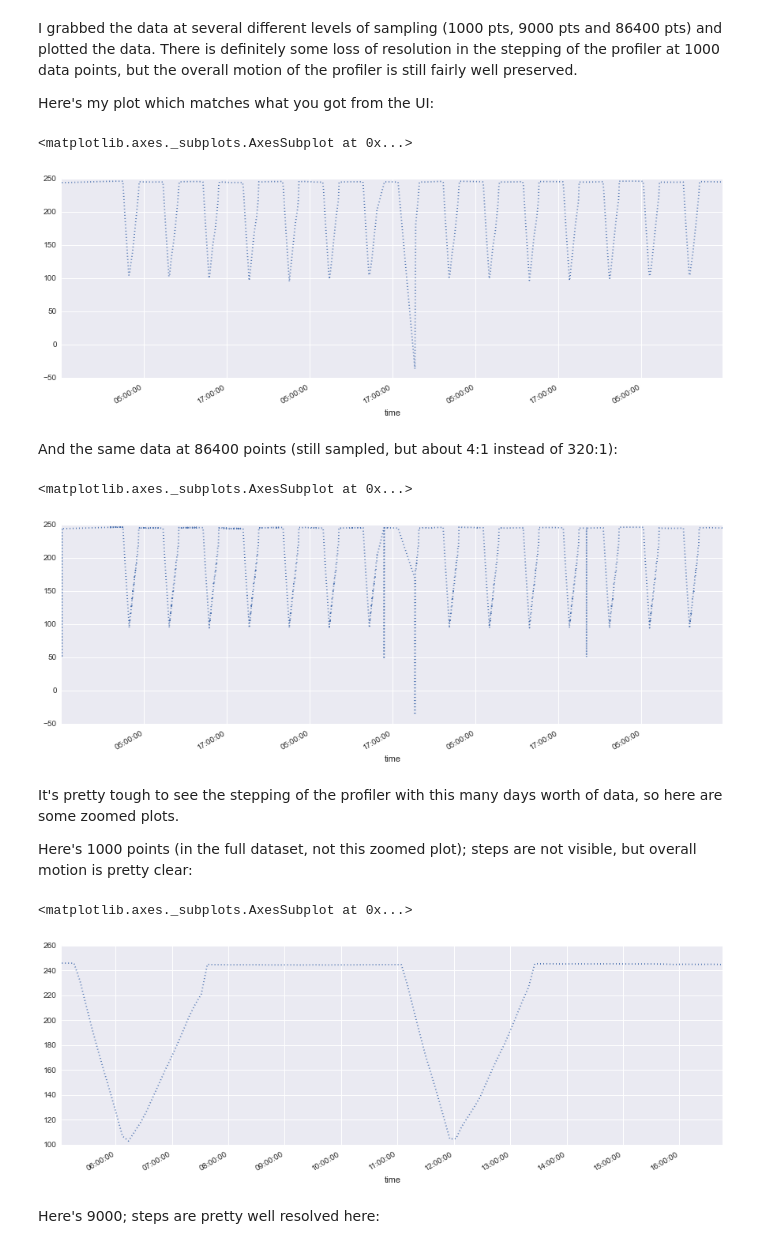
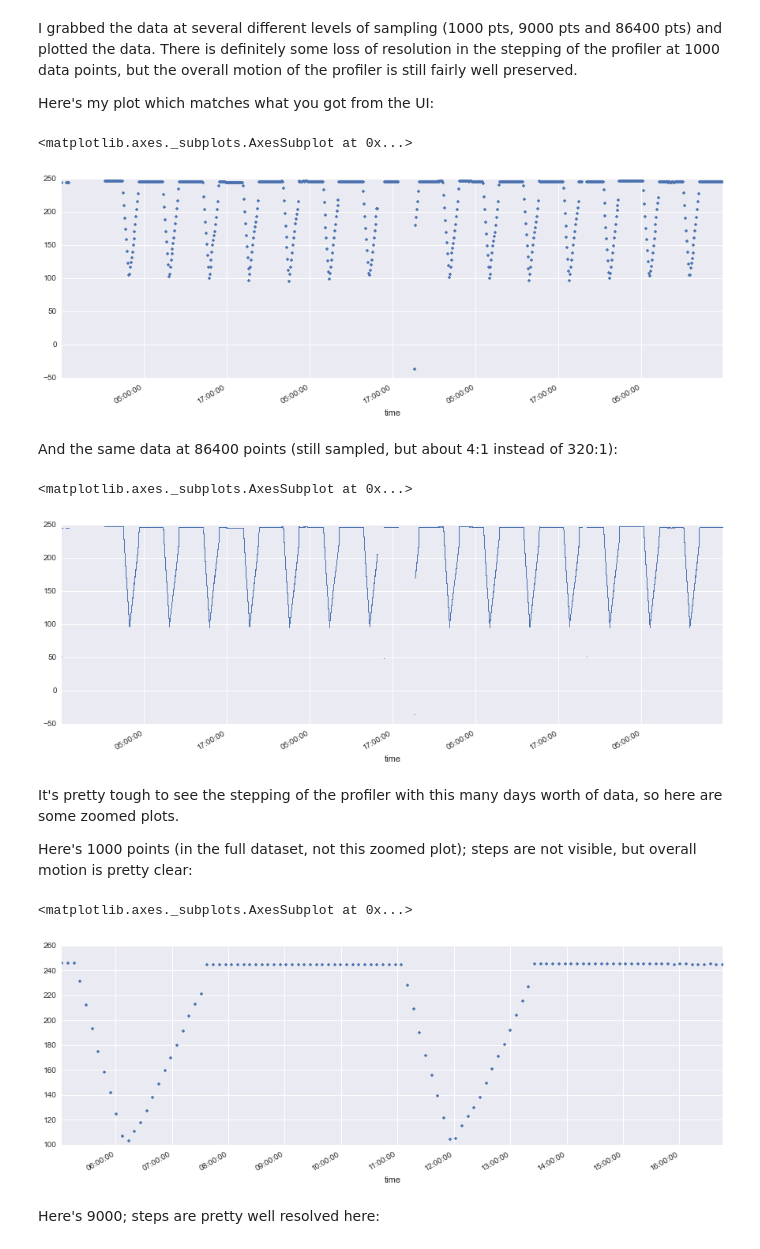
Before and after one commit to petercable/shared_notebooks, a Jupyter notebook: CTD profiler.ipynb, the cells around one changed output. Cells and saved outputs as stored; diff of their text form; code cells hidden in the pictures.

```diff
--- a/CTD profiler.ipynb
+++ b/CTD profiler.ipynb
@@ -28,26 +29,26 @@ I grabbed the data at several different levels of sampling (1000 pts, 9000 pts a
 
 Here's my plot which matches what you got from the UI:
 # %%
-df1000.seawater_pressure.plot(figsize=(15,5), style=':')
+df1000.seawater_pressure.plot(figsize=(15,5), style='.')
 # %% [output]
 <matplotlib.axes._subplots.AxesSubplot at 0x...>
-[figure, old version]
+[figure, new version]
 # %% [markdown]
 And the same data at 86400 points (still sampled, but about 4:1 instead of 320:1):
 # %%
-df86400.seawater_pressure.plot(figsize=(15,5), style=':')
+df86400.seawater_pressure.plot(figsize=(15,5), style=',')
 # %% [output]
 <matplotlib.axes._subplots.AxesSubplot at 0x...>
-[figure, old version]
+[figure, new version]
 # %% [markdown]
 It's pretty tough to see the stepping of the profiler with this many days worth of data, so here are some zoomed plots.
 
 Here's 1000 points (in the full dataset, not this zoomed plot); steps are not visible, but overall motion is pretty clear:
 # %%
-df1000.seawater_pressure[df1000.index>'2015-06-26 05:00:00.0'].plot(figsize=(15,5), style=':')
+df1000.seawater_pressure[df1000.index>'2015-06-26 05:00:00.0'].plot(figsize=(15,5), style='.')
 # %% [output]
 <matplotlib.axes._subplots.AxesSubplot at 0x...>
-[figure, old version]
+[figure, new version]
 # %% [markdown]
 Here's 9000; steps are pretty well resolved here:
 # %%
```
Also changed, not shown: parts of 5 cells of this notebook, 4 other files.
